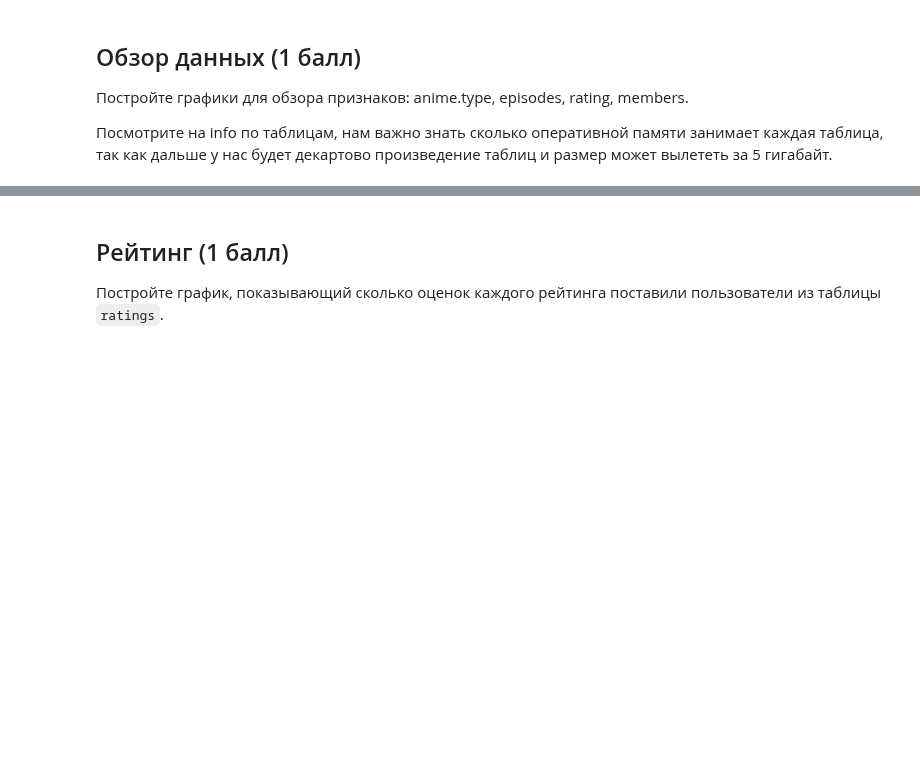
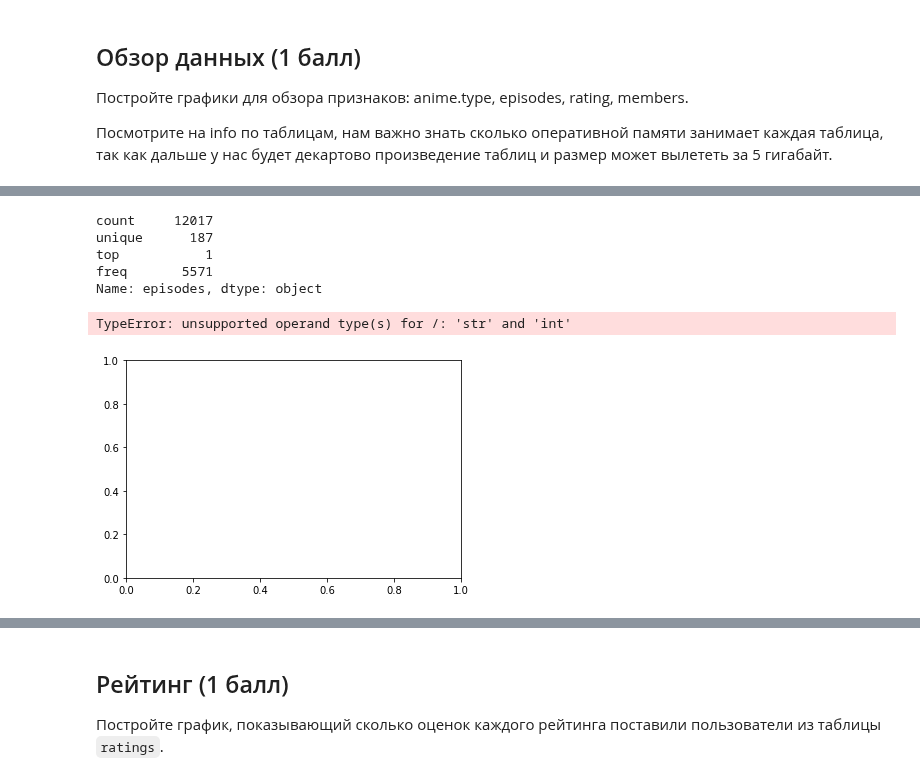
Before and after one commit to D7nis/Course-ML-Classic, a Jupyter notebook: Practice/3. Кластеризация. Рекомендательные системы/03-clustering_DDA.ipynb, the cells around one changed output, grey strips where cells are left out. Cells and saved outputs as stored; diff of their text form; code cells hidden in the pictures; blank space fills up the shorter version.

```diff
--- a/Practice/3. Кластеризация. Рекомендательные системы/03-clustering_DDA.ipynb
+++ b/Practice/3. Кластеризация. Рекомендательные системы/03-clustering_DDA.ipynb
@@ -91,3 +176,16 @@ ratings.head()
+# %%
+anime.episodes.describe()
+# %% [output]
+count     12017
+unique      187
+top           1
+freq       5571
+Name: episodes, dtype: object
+# %%
+sns.boxplot(anime.episodes)
+# %% [output]
+TypeError: unsupported operand type(s) for /: 'str' and 'int'
+[figure, added]
 # %% [markdown]
 ## Жанры (4 балла)
 
```
Also changed, not shown: parts of 15 cells of this notebook.
